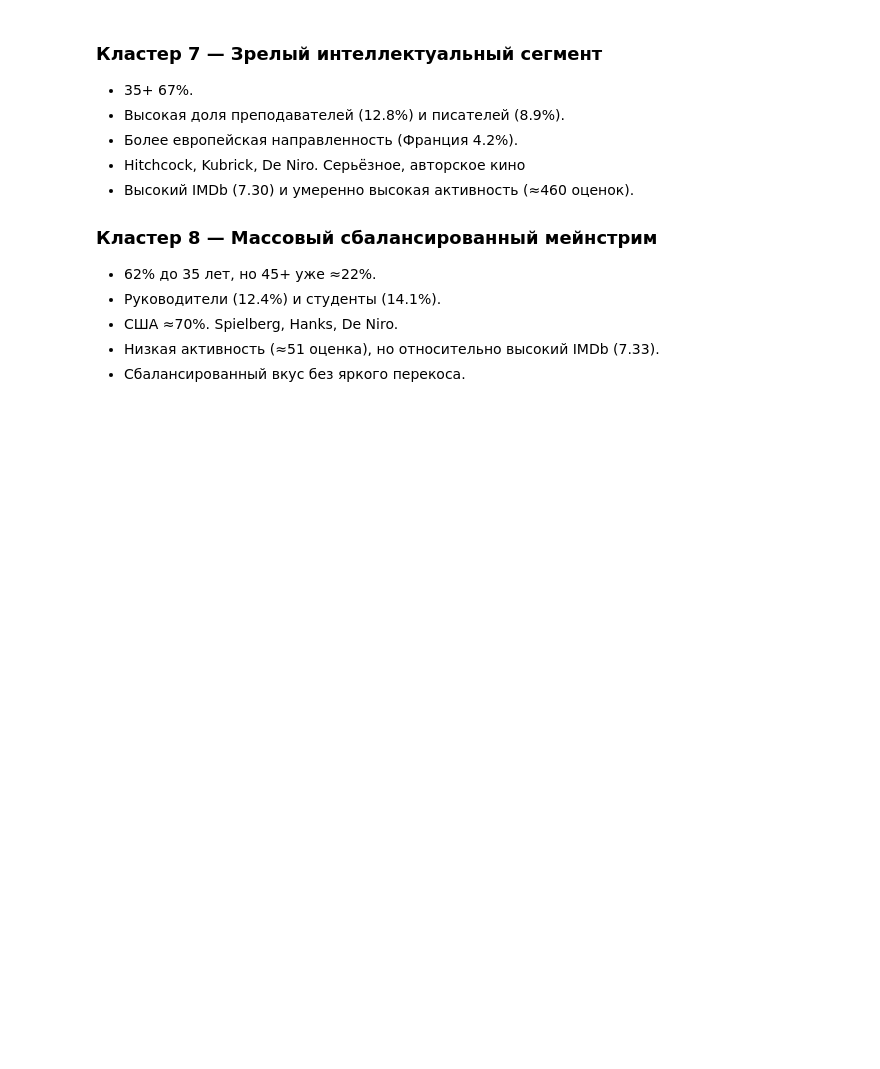
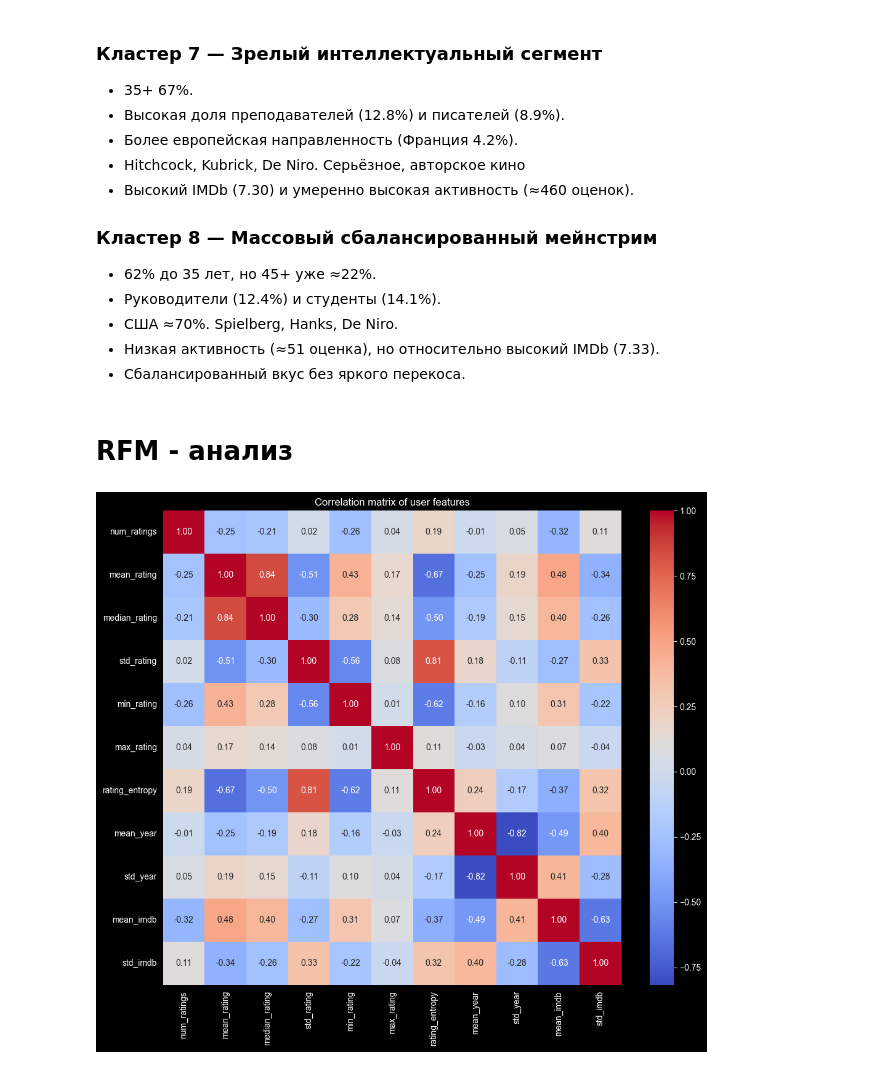
Before and after one commit to AlikKostandov/recommend-system, a Jupyter notebook: stage4_segmentation/segmentation.ipynb, the cells around one changed output. Drawn from its saved outputs; the diff is of its cells as text; code cells hidden in the pictures; blank space fills up the shorter version.

```diff
--- a/stage4_segmentation/segmentation.ipynb
+++ b/stage4_segmentation/segmentation.ipynb
@@ -1445,3 +1490,29 @@ plt.show()
 - США ≈70%. Spielberg, Hanks, De Niro.
 - Низкая активность (≈51 оценка), но относительно высокий IMDb (7.33).
 - Сбалансированный вкус без яркого перекоса.
+# %% [markdown]
+# RFM - анализ
+# %%
+features_for_corr = df_users[[
+    "num_ratings",
+    "mean_rating",
+    "median_rating",
+    "std_rating",
+    "min_rating",
+    "max_rating",
+    "rating_entropy",
+    "mean_year",
+    "std_year",
+    "mean_imdb",
+    "std_imdb"
+]]
+# %%
+corr_matrix = features_for_corr.corr()
+
+plt.figure(figsize=(12,10))
+sns.heatmap(corr_matrix, annot=True, cmap="coolwarm", fmt=".2f")
+
+plt.title("Correlation matrix of user features")
+plt.show()
+# %% [output]
+[figure, added]
```
Also changed, not shown: parts of 41 cells of this notebook, 6 other files.
